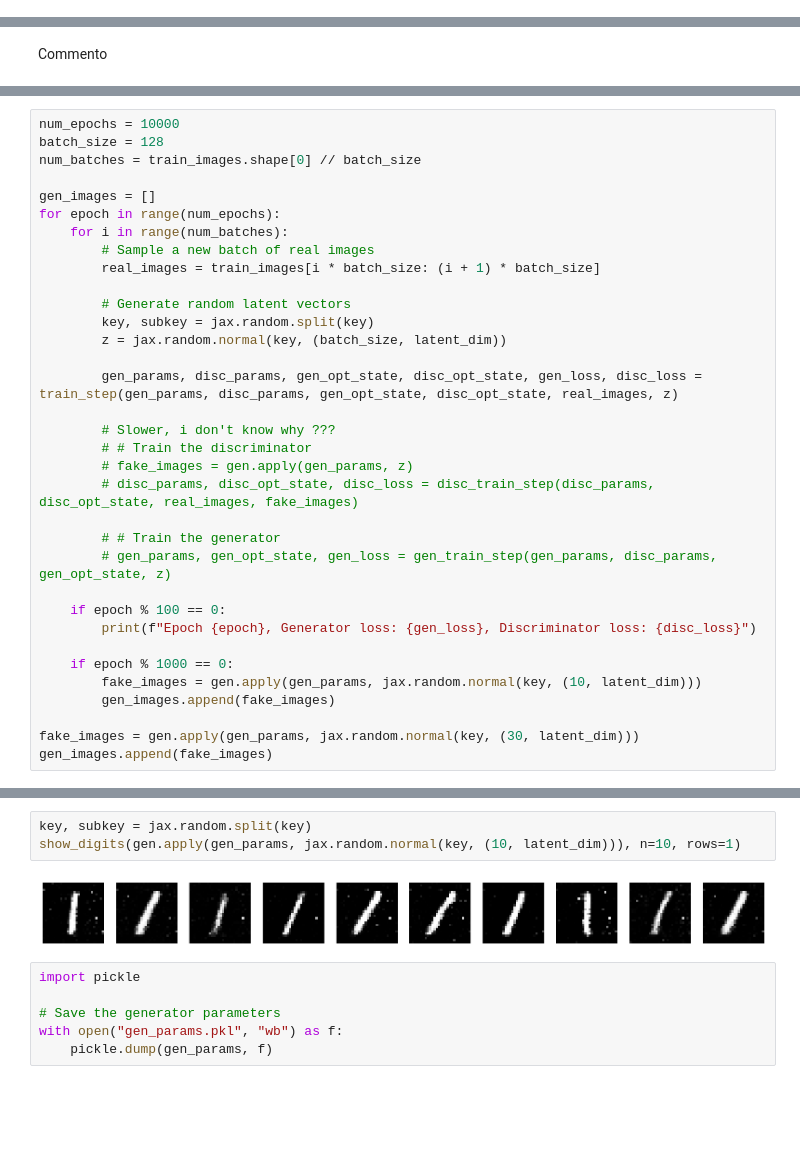
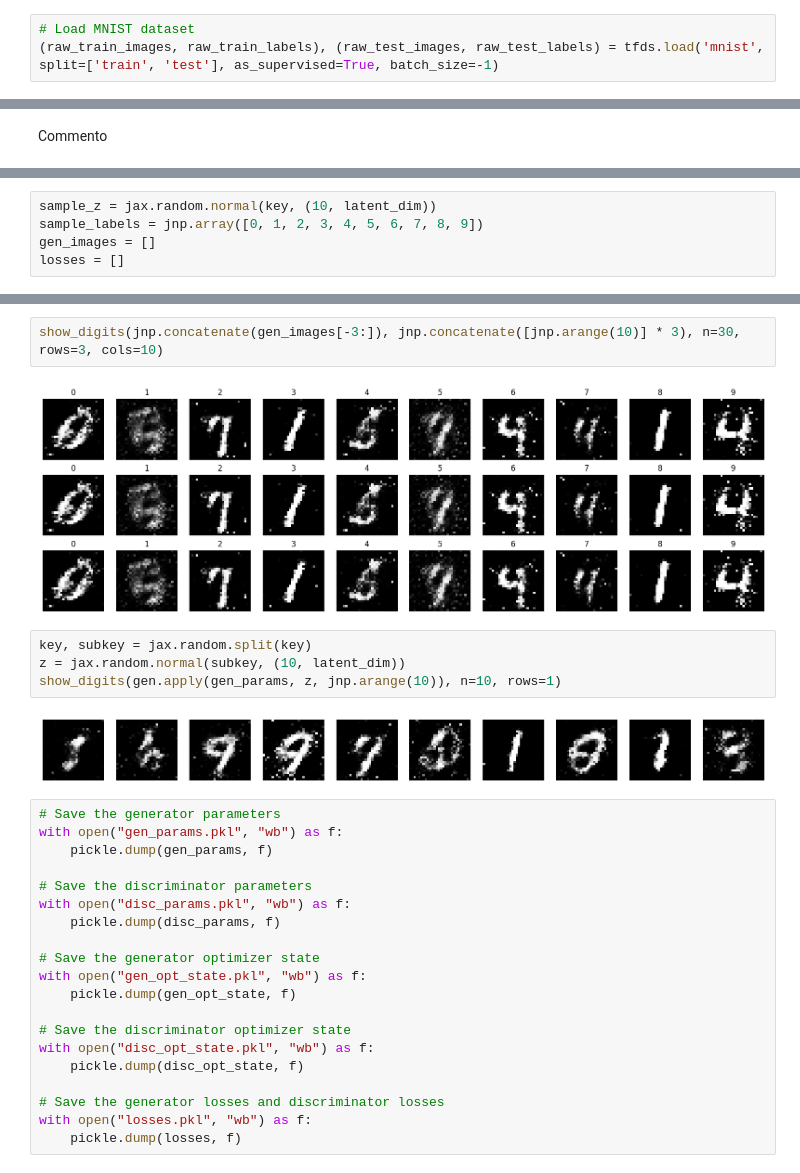
Before and after one commit to Lv1g1/GAN-NAML-Project, a Jupyter notebook: GAN.ipynb, the cells around one changed output, grey strips where cells are left out. Drawn from its saved outputs; the diff is of its cells as text; blank space fills up the shorter version.

```diff
--- a/GAN.ipynb
+++ b/GAN.ipynb
@@ -11 +13,4 @@ import matplotlib.pyplot as plt
+# %%
+# Load MNIST dataset
+(raw_train_images, raw_train_labels), (raw_test_images, raw_test_labels) = tfds.load('mnist', split=['train', 'test'], as_supervised=True, batch_size=-1)
 # %%
@@ -274,34 +322,0 @@ def gen_train_step(gen_params, disc_params, gen_opt_state, z):
-# %%
-num_epochs = 10000
-batch_size = 128
-num_batches = train_images.shape[0] // batch_size
-
-gen_images = []
-for epoch in range(num_epochs):
-    for i in range(num_batches):
-        # Sample a new batch of real images
-        real_images = train_images[i * batch_size: (i + 1) * batch_size]
-
-        # Generate random latent vectors
-        key, subkey = jax.random.split(key)
-        z = jax.random.normal(key, (batch_size, latent_dim))
-
-        gen_params, disc_params, gen_opt_state, disc_opt_state, gen_loss, disc_loss = train_step(gen_params, disc_params, gen_opt_state, disc_opt_state, real_images, z)
-
-        # Slower, i don't know why ???
-        # # Train the discriminator
-        # fake_images = gen.apply(gen_params, z)
-        # disc_params, disc_opt_state, disc_loss = disc_train_step(disc_params, disc_opt_state, real_images, fake_images)
-
-        # # Train the generator
-        # gen_params, gen_opt_state, gen_loss = gen_train_step(gen_params, disc_params, gen_opt_state, z)
-
-    if epoch % 100 == 0:
-        print(f"Epoch {epoch}, Generator loss: {gen_loss}, Discriminator loss: {disc_loss}")
-
-    if epoch % 1000 == 0:
-        fake_images = gen.apply(gen_params, jax.random.normal(key, (10, latent_dim)))
-        gen_images.append(fake_images)
-
-fake_images = gen.apply(gen_params, jax.random.normal(key, (30, latent_dim)))
-gen_images.append(fake_images)
@@ -329,0 +323,5 @@ show_digits(jnp.concatenate(gen_images), n=10*len(gen_images), rows=len(gen_imag
+# %%
+sample_z = jax.random.normal(key, (10, latent_dim))
+sample_labels = jnp.array([0, 1, 2, 3, 4, 5, 6, 7, 8, 9])
+gen_images = []
+losses = []
@@ -330,11 +431,30 @@ show_digits(jnp.concatenate(gen_images), n=10*len(gen_images), rows=len(gen_imag
+# %%
+show_digits(jnp.concatenate(gen_images[-3:]), jnp.concatenate([jnp.arange(10)] * 3), n=30, rows=3, cols=10)
+# %% [output]
+[figure, added]
 # %%
 key, subkey = jax.random.split(key)
-show_digits(gen.apply(gen_params, jax.random.normal(key, (10, latent_dim))), n=10, rows=1)
+z = jax.random.normal(subkey, (10, latent_dim))
+show_digits(gen.apply(gen_params, z, jnp.arange(10)), n=10, rows=1)
 # %% [output]
-[figure, old version]
+[figure, new version]
-# %%
-import pickle
-
-# Save the generator parameters
-with open("gen_params.pkl", "wb") as f:
-    pickle.dump(gen_params, f)
+# %%
+# Save the generator parameters
+with open("gen_params.pkl", "wb") as f:
+    pickle.dump(gen_params, f)
+
+# Save the discriminator parameters
+with open("disc_params.pkl", "wb") as f:
+    pickle.dump(disc_params, f)
+
+# Save the generator optimizer state
+with open("gen_opt_state.pkl", "wb") as f:
+    pickle.dump(gen_opt_state, f)
+
+# Save the discriminator optimizer state
+with open("disc_opt_state.pkl", "wb") as f:
+    pickle.dump(disc_opt_state, f)
+
+# Save the generator losses and discriminator losses
+with open("losses.pkl", "wb") as f:
+    pickle.dump(losses, f)
```
Also changed, not shown: parts of 21 cells of this notebook, 4 other files.
